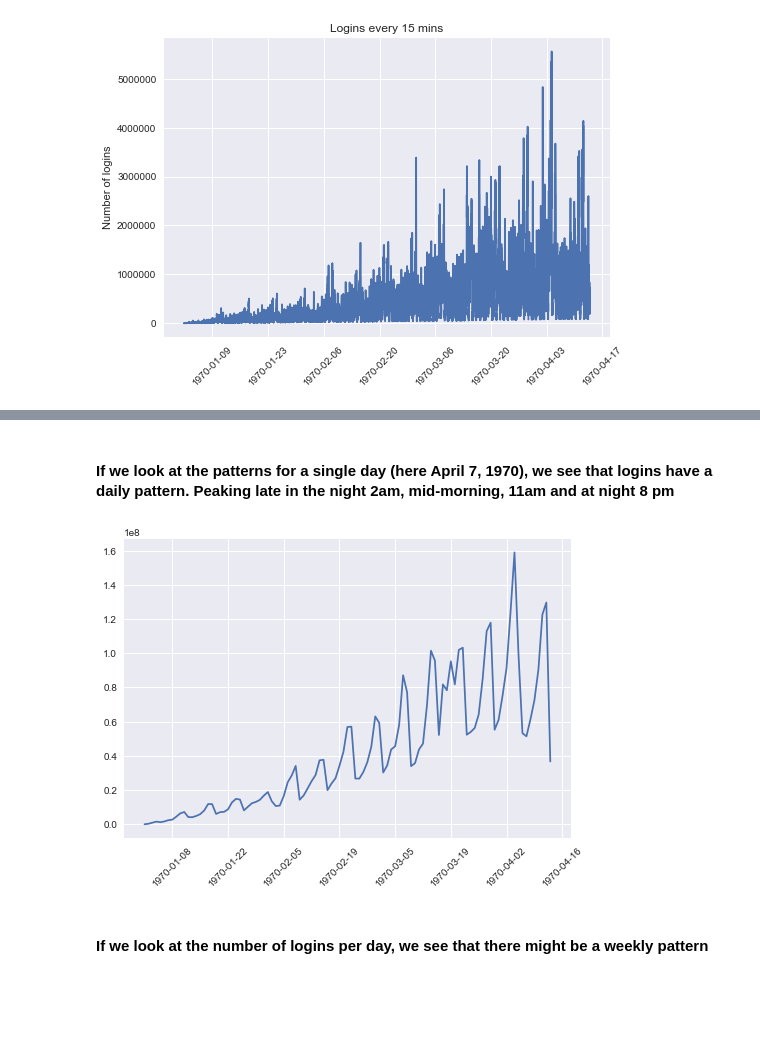
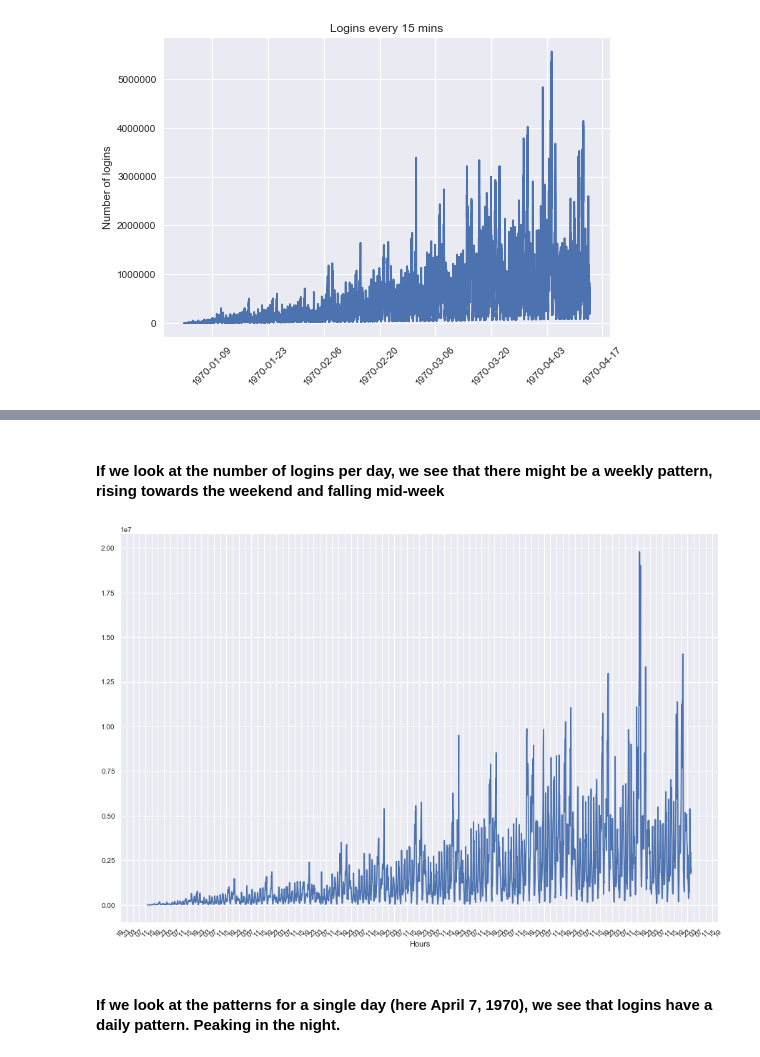
Before and after one commit to tjogesh/DataScienceCourse, a Jupyter notebook: ultimate_challenge/Ultimate_Challenge_part1 .ipynb, the cells around one changed output, grey strips where cells are left out. Saved outputs shown, nothing was run; the diff lists cells and outputs as text; code cells hidden in the pictures; blank space fills up the shorter version.

```diff
--- a/ultimate_challenge/Ultimate_Challenge_part1 .ipynb
+++ b/ultimate_challenge/Ultimate_Challenge_part1 .ipynb
@@ -43,12 +65,16 @@ plt.show()
+# %% [markdown]
+#### If we look at the number of logins per day, we see that there might be a weekly pattern, rising towards the weekend and falling mid-week
+# %%
+login_D=login.resample("H").sum()
+login_D['Datetime'] = login_D.index
+plt.figure(figsize=(15,10))
+plt.plot(login_D['Datetime'],login_D['index'])
+plt.gca().xaxis.set_major_locator(mdates.HourLocator(interval=28))
+plt.gca().xaxis.set_major_formatter(mdates.DateFormatter('%H'))
+plt.xticks(rotation=45)
+plt.xlabel("Hours")
+plt.show()
+# %% [output]
+[figure, added]
 # %% [markdown]
-#### If we look at the patterns for a single day (here April 7, 1970), we see that logins have a daily pattern. Peaking late in the night 2am, mid-morning, 11am and at night 8 pm
+#### If we look at the patterns for a single day (here April 7, 1970), we see that logins have a daily pattern. Peaking  in the night.
-# %%
-login_D=login.resample("D").sum()
-login_D['Datetime'] = login_D.index
-plt.plot(login_D['Datetime'],login_D['index'])
-plt.xticks(rotation=45)
-plt.show()
-# %% [output]
-[figure, removed]
-# %% [markdown]
-#### If we look at the number of logins per day, we see that there might be a weekly pattern
```
Also changed, not shown: parts of 9 cells of this notebook, 1 other file.
